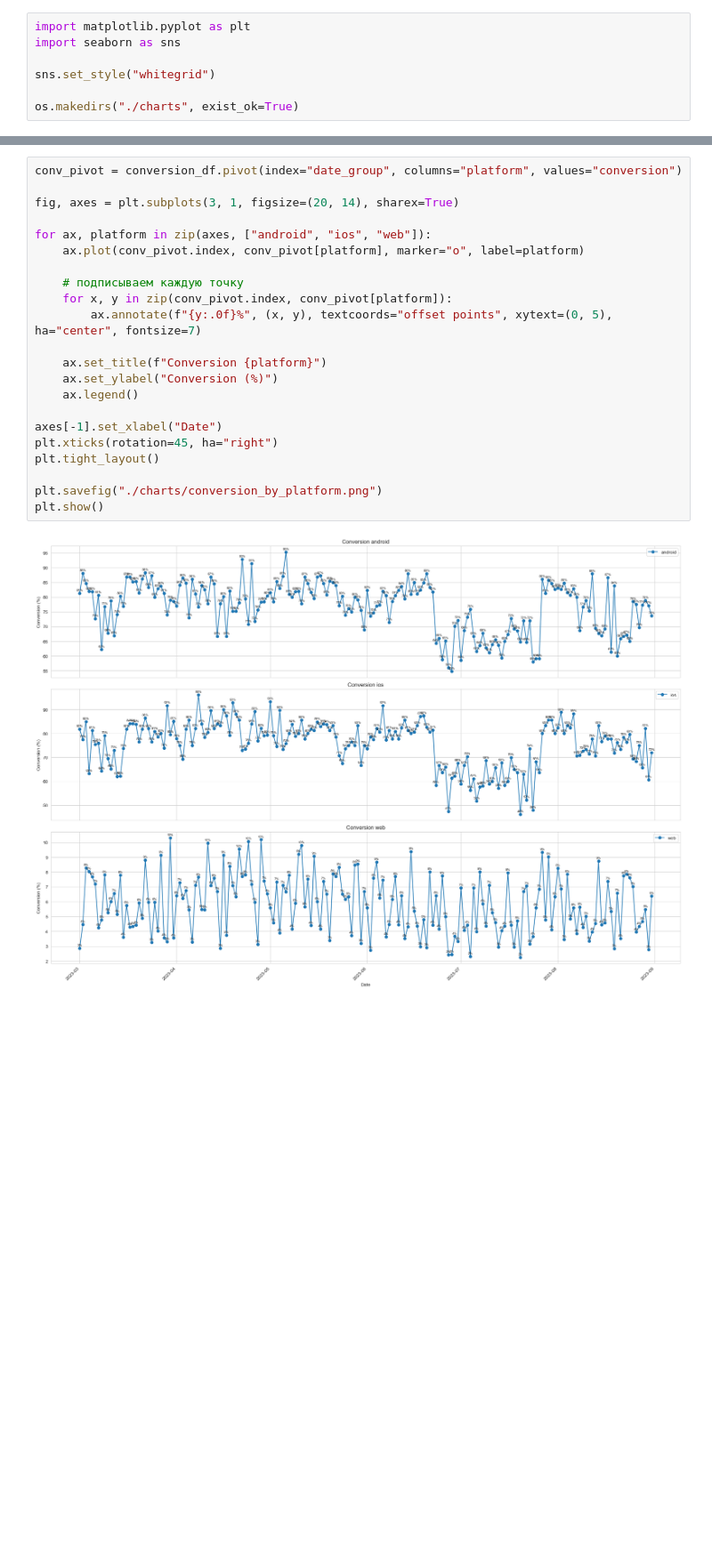
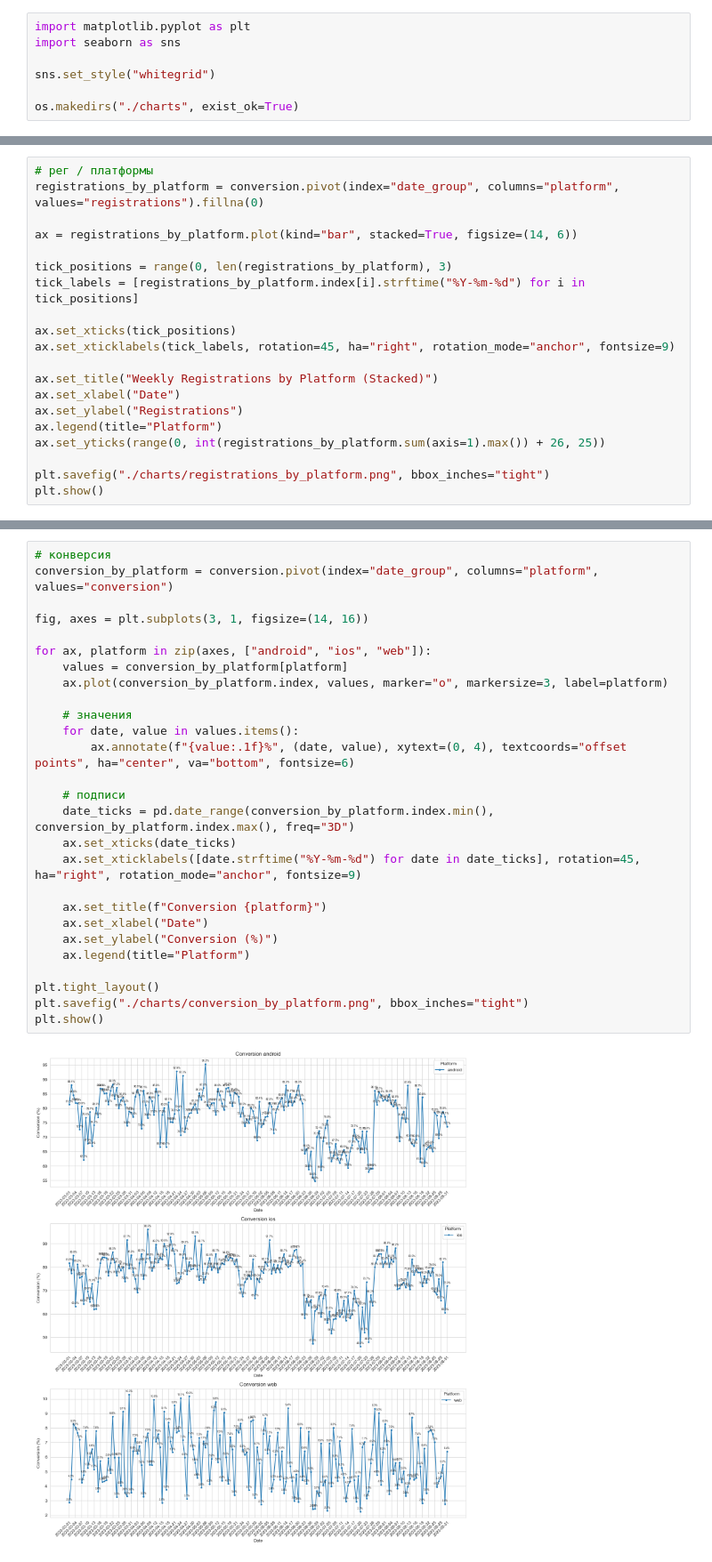
Before and after one commit to aManAndCode/data-analytics-project-100, a Jupyter notebook: charts_project.ipynb, the cells around one changed output, grey strips where cells are left out. Shown at 89% size. Cells and saved outputs as stored; diff of their text form; blank space fills up the shorter version.

```diff
--- a/charts_project.ipynb
+++ b/charts_project.ipynb
@@ -171,0 +157,20 @@ plt.show()
+# %%
+# рег / платформы
+registrations_by_platform = conversion.pivot(index="date_group", columns="platform", values="registrations").fillna(0)
+
+ax = registrations_by_platform.plot(kind="bar", stacked=True, figsize=(14, 6))
+
+tick_positions = range(0, len(registrations_by_platform), 3)
+tick_labels = [registrations_by_platform.index[i].strftime("%Y-%m-%d") for i in tick_positions]
+
+ax.set_xticks(tick_positions)
+ax.set_xticklabels(tick_labels, rotation=45, ha="right", rotation_mode="anchor", fontsize=9)
+
+ax.set_title("Weekly Registrations by Platform (Stacked)")
+ax.set_xlabel("Date")
+ax.set_ylabel("Registrations")
+ax.legend(title="Platform")
+ax.set_yticks(range(0, int(registrations_by_platform.sum(axis=1).max()) + 26, 25))
+
+plt.savefig("./charts/registrations_by_platform.png", bbox_inches="tight")
+plt.show()
@@ -172,24 +204,29 @@ plt.show()
 # %%
-conv_pivot = conversion_df.pivot(index="date_group", columns="platform", values="conversion")
+# конверсия
+conversion_by_platform = conversion.pivot(index="date_group", columns="platform", values="conversion")
 
-fig, axes = plt.subplots(3, 1, figsize=(20, 14), sharex=True)
+fig, axes = plt.subplots(3, 1, figsize=(14, 16))
 
 for ax, platform in zip(axes, ["android", "ios", "web"]):
-    ax.plot(conv_pivot.index, conv_pivot[platform], marker="o", label=platform)
+    values = conversion_by_platform[platform]
+    ax.plot(conversion_by_platform.index, values, marker="o", markersize=3, label=platform)
 
-    # подписываем каждую точку
-    for x, y in zip(conv_pivot.index, conv_pivot[platform]):
-        ax.annotate(f"{y:.0f}%", (x, y), textcoords="offset points", xytext=(0, 5), ha="center", fontsize=7)
+    # значения
+    for date, value in values.items():
+        ax.annotate(f"{value:.1f}%", (date, value), xytext=(0, 4), textcoords="offset points", ha="center", va="bottom", fontsize=6)
+
+    # подписи
+    date_ticks = pd.date_range(conversion_by_platform.index.min(), conversion_by_platform.index.max(), freq="3D")
+    ax.set_xticks(date_ticks)
+    ax.set_xticklabels([date.strftime("%Y-%m-%d") for date in date_ticks], rotation=45, ha="right", rotation_mode="anchor", fontsize=9)
 
     ax.set_title(f"Conversion {platform}")
+    ax.set_xlabel("Date")
     ax.set_ylabel("Conversion (%)")
-    ax.legend()
+    ax.legend(title="Platform")
 
-axes[-1].set_xlabel("Date")
-plt.xticks(rotation=45, ha="right")
 plt.tight_layout()
-
-plt.savefig("./charts/conversion_by_platform.png")
+plt.savefig("./charts/conversion_by_platform.png", bbox_inches="tight")
 plt.show()
 # %% [output]
-[figure, old version]
+[figure, new version]
```
Also changed, not shown: parts of 46 cells of this notebook, 10 other files.
